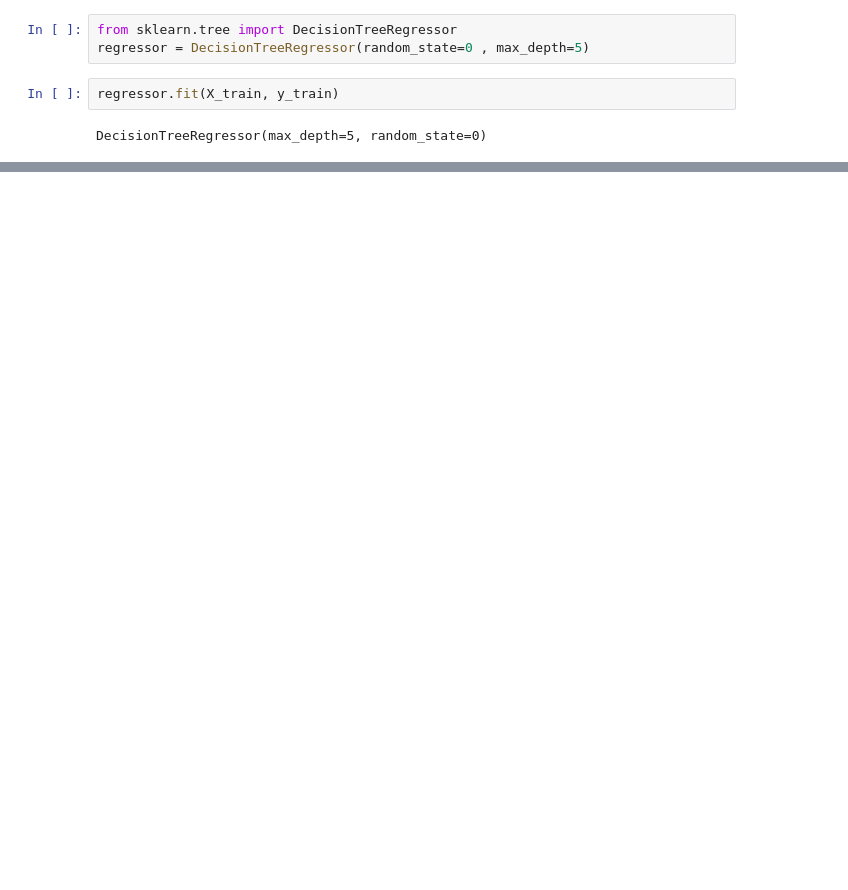
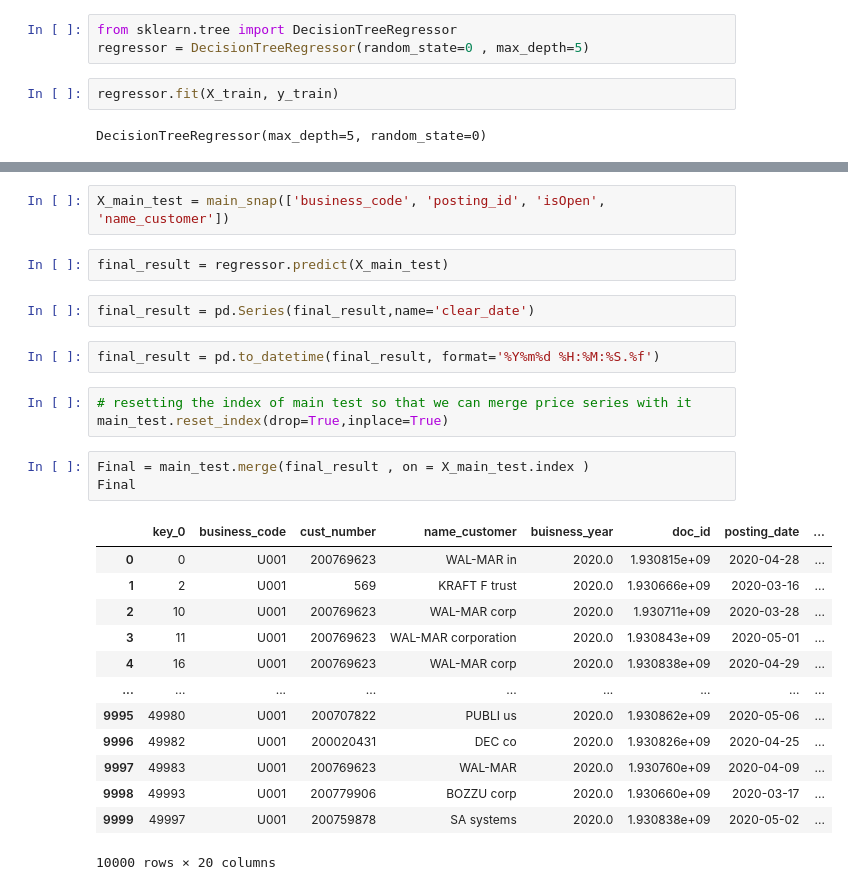
Before and after one commit to Raghunandan1451/HRAI, a Jupyter notebook: H2HBABBA1887_Janice_Raghunandan Sharma_milestone3.ipynb, the cells around one changed output, grey strips where cells are left out. Cells and saved outputs as stored; diff of their text form; blank space fills up the shorter version.

Commit message:
Finally predicted

```diff
--- a/H2HBABBA1887_Janice_Raghunandan Sharma_milestone3.ipynb
+++ b/H2HBABBA1887_Janice_Raghunandan Sharma_milestone3.ipynb
@@ -529,0 +635,28 @@ UFuncTypeError: ufunc 'subtract' cannot use operands with types dtype('<M8[ns]')
+# %%
+X_main_test = main_snap(['business_code', 'posting_id', 'isOpen', 'name_customer'])
+# %%
+final_result = regressor.predict(X_main_test)
+# %%
+final_result = pd.Series(final_result,name='clear_date')
+# %%
+final_result = pd.to_datetime(final_result, format='%Y%m%d %H:%M:%S.%f')
+# %%
+# resetting the index of main test so that we can merge price series with it
+main_test.reset_index(drop=True,inplace=True)
+# %%
+Final = main_test.merge(final_result , on = X_main_test.index )
+Final
+# %% [output]
+|  | key_0 | business_code | cust_number | name_customer | buisness_year | doc_id | posting_date | ... |
+| 0 | 0 | U001 | 200769623 | WAL-MAR in | 2020.0 | 1.930815e+09 | 2020-04-28 | ... |
+| 1 | 2 | U001 | 569 | KRAFT F trust | 2020.0 | 1.930666e+09 | 2020-03-16 | ... |
+| 2 | 10 | U001 | 200769623 | WAL-MAR corp | 2020.0 | 1.930711e+09 | 2020-03-28 | ... |
+| 3 | 11 | U001 | 200769623 | WAL-MAR corporation | 2020.0 | 1.930843e+09 | 2020-05-01 | ... |
+| 4 | 16 | U001 | 200769623 | WAL-MAR corp | 2020.0 | 1.930838e+09 | 2020-04-29 | ... |
+| ... | ... | ... | ... | ... | ... | ... | ... | ... |
+| 9995 | 49980 | U001 | 200707822 | PUBLI us | 2020.0 | 1.930862e+09 | 2020-05-06 | ... |
+| 9996 | 49982 | U001 | 200020431 | DEC co | 2020.0 | 1.930826e+09 | 2020-04-25 | ... |
+| 9997 | 49983 | U001 | 200769623 | WAL-MAR | 2020.0 | 1.930760e+09 | 2020-04-09 | ... |
+| 9998 | 49993 | U001 | 200779906 | BOZZU corp | 2020.0 | 1.930660e+09 | 2020-03-17 | ... |
+| 9999 | 49997 | U001 | 200759878 | SA systems | 2020.0 | 1.930838e+09 | 2020-05-02 | ... |
+10000 rows × 20 columns
```
Also changed, not shown: parts of 43 cells of this notebook.
